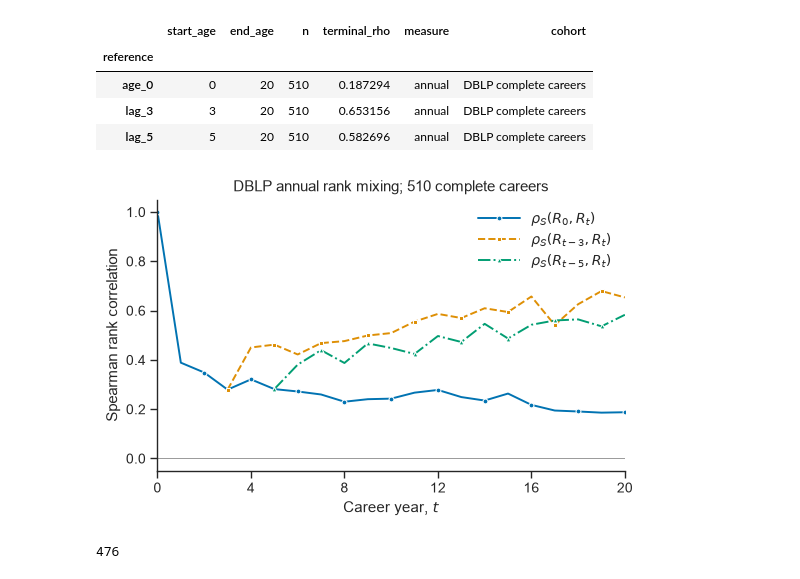
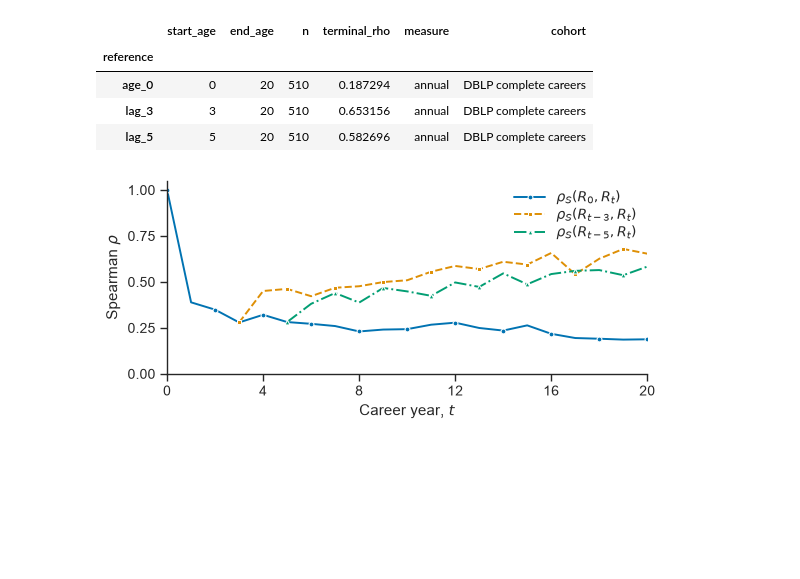
Before and after one commit to crabwife/dblp-models-final, a Jupyter notebook: dblp_models/f_plot/src/07_dblp_rank_mixing.ipynb, the cells around one changed output. Saved outputs shown, nothing was run; the diff lists cells and outputs as text; code cells hidden in the pictures; blank space fills up the shorter version.

```diff
--- a/dblp_models/f_plot/src/07_dblp_rank_mixing.ipynb
+++ b/dblp_models/f_plot/src/07_dblp_rank_mixing.ipynb
@@ -39,36 +39,26 @@ display(summary)
 | lag_3 | 3 | 20 | 510 | 0.653156 | annual | DBLP complete careers |
 | lag_5 | 5 | 20 | 510 | 0.582696 | annual | DBLP complete careers |
 # %%
-fig,ax = plt.subplots(figsize=(5.6,3.7))
+fig, ax = plt.subplots(figsize=(5.6, 2.5))
 for reference in REFERENCES:
     data = ranks.loc[ranks.reference.eq(reference)].sort_values('age')
-    sns.lineplot(data=data,x='age',y='rho',ax=ax,color=COLORS[reference],linestyle=LINES[reference],
-                 marker=MARKERS[reference],markersize=3.5,markevery=2,linewidth=1.4,
-                 estimator=None,errorbar=None,label=LABELS[reference])
-n = int(summary.n.iloc[0])
-ax.axhline(0,color='.6',linewidth=.7,zorder=0)
-ax.set(title=f'DBLP annual rank mixing; {n:,} complete careers',xlabel='Career year, $t$',
-       ylabel='Spearman rank correlation',xlim=(0,Y),ylim=(-.05,1.05))
-ax.xaxis.set_major_locator(MaxNLocator(integer=True,nbins=5))
-ax.yaxis.set_major_locator(MaxNLocator(6))
-ax.legend(frameon=False,loc='upper right',handlelength=3)
+    sns.lineplot(data=data, x='age', y='rho', ax=ax, color=COLORS[reference],
+                 linestyle=LINES[reference], marker=MARKERS[reference],
+                 markersize=3.5, markevery=2, linewidth=1.4,
+                 estimator=None, errorbar=None, label=LABELS[reference])
+
+ax.set(xlabel='Career year, $t$', ylabel=r'Spearman $\rho$',
+       xlim=(0, Y), ylim=(0, 1.05))
+ax.xaxis.set_major_locator(MaxNLocator(integer=True, nbins=5))
+ax.set_yticks([0, .25, .5, .75, 1])
+ax.legend(frameon=False, loc='upper right', handlelength=2.2,
+          labelspacing=.25, borderaxespad=.3)
 sns.despine(ax=ax)
-fig.tight_layout()
-for extension in ['pdf','png']:
-    fig.savefig(OUTPUT/f'dblp_rank_mixing.{extension}',bbox_inches='tight',facecolor='white')
+fig.tight_layout(pad=.35)
+for extension in ['pdf', 'png']:
+    fig.savefig(OUTPUT/f'dblp_rank_mixing.{extension}', bbox_inches='tight',
+                pad_inches=.02, facecolor='white')
 plt.show()
 plt.close(fig)
 # %% [output]
-[figure, old version]
+[figure, new version]
-# %%
-caption = (
-    r'\textbf{Annual productivity rank mixing in DBLP.} '
-    f'The same {n:,} complete careers are used at every career year 0--{Y}. '
-    r'$R_t$ denotes the cross-scholar rank of annual adjusted productivity at year $t$. '
-    r'Curves report Spearman $\rho_S(R_0,R_t)$, $\rho_S(R_{t-3},R_t)$ and $\rho_S(R_{t-5},R_t)$, '
-    r'starting at years 0, 3 and 5 respectively. Observed zeros are retained and ties receive average ranks. '
-    r'These curves describe annual ranks; no rolling or cumulative productivity is used.'
-)
-(OUTPUT/'dblp_rank_mixing_caption.tex').write_text(caption+'\n')
-# %% [output]
-476
```
Also changed, not shown: 9 other files.
